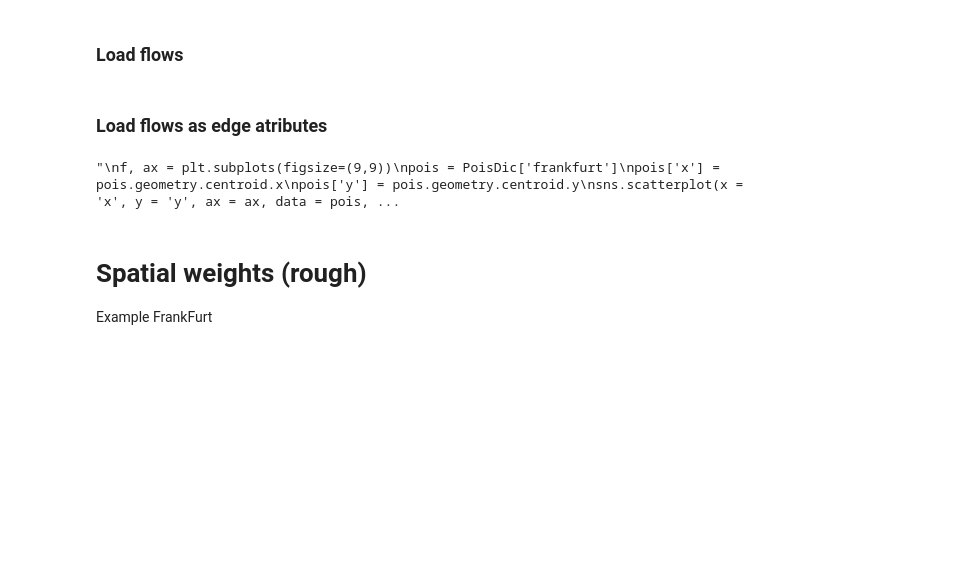
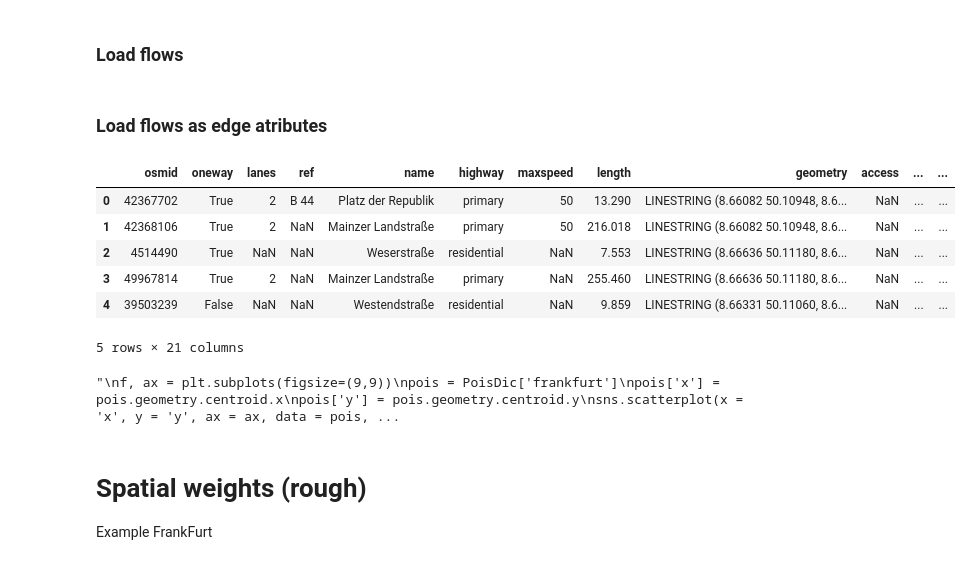
Before and after one commit to K4Ling/UrbanDataSc, a Jupyter notebook: Correlation_added.ipynb, the cells around one changed output. Saved outputs shown, nothing was run; the diff lists cells and outputs as text; code cells hidden in the pictures; blank space fills up the shorter version.

```diff
--- a/Correlation_added.ipynb
+++ b/Correlation_added.ipynb
@@ -184,6 +184,16 @@ M['flow'] = M['detid'].apply(Match, args = [munich_detid_average])
 R['flow'] = R['detid'].apply(Match, args = [rotterdam_detid_average])
 Z['flow'] = Z['detid'].apply(Match, args = [zurich_detid_average])
 H['flow'] = H['detid'].apply(Match, args = [hamburg_detid_average])
+# %%
+F.head()
+# %% [output]
+|  | osmid | oneway | lanes | ref | name | highway | maxspeed | length | geometry | access | ... | ... |
+| 0 | 42367702 | True | 2 | B 44 | Platz der Republik | primary | 50 | 13.290 | LINESTRING (8.66082 50.10948, 8.6... | NaN | ... | ... |
+| 1 | 42368106 | True | 2 | NaN | Mainzer Landstraße | primary | 50 | 216.018 | LINESTRING (8.66082 50.10948, 8.6... | NaN | ... | ... |
+| 2 | 4514490 | True | NaN | NaN | Weserstraße | residential | NaN | 7.553 | LINESTRING (8.66636 50.11180, 8.6... | NaN | ... | ... |
+| 3 | 49967814 | True | 2 | NaN | Mainzer Landstraße | primary | NaN | 255.460 | LINESTRING (8.66636 50.11180, 8.6... | NaN | ... | ... |
+| 4 | 39503239 | False | NaN | NaN | Westendstraße | residential | NaN | 9.859 | LINESTRING (8.66331 50.11060, 8.6... | NaN | ... | ... |
+5 rows × 21 columns
 # %%
 """
 f, ax = plt.subplots(figsize=(9,9))
```
Also changed, not shown: parts of 8 cells of this notebook, 1 other file.
